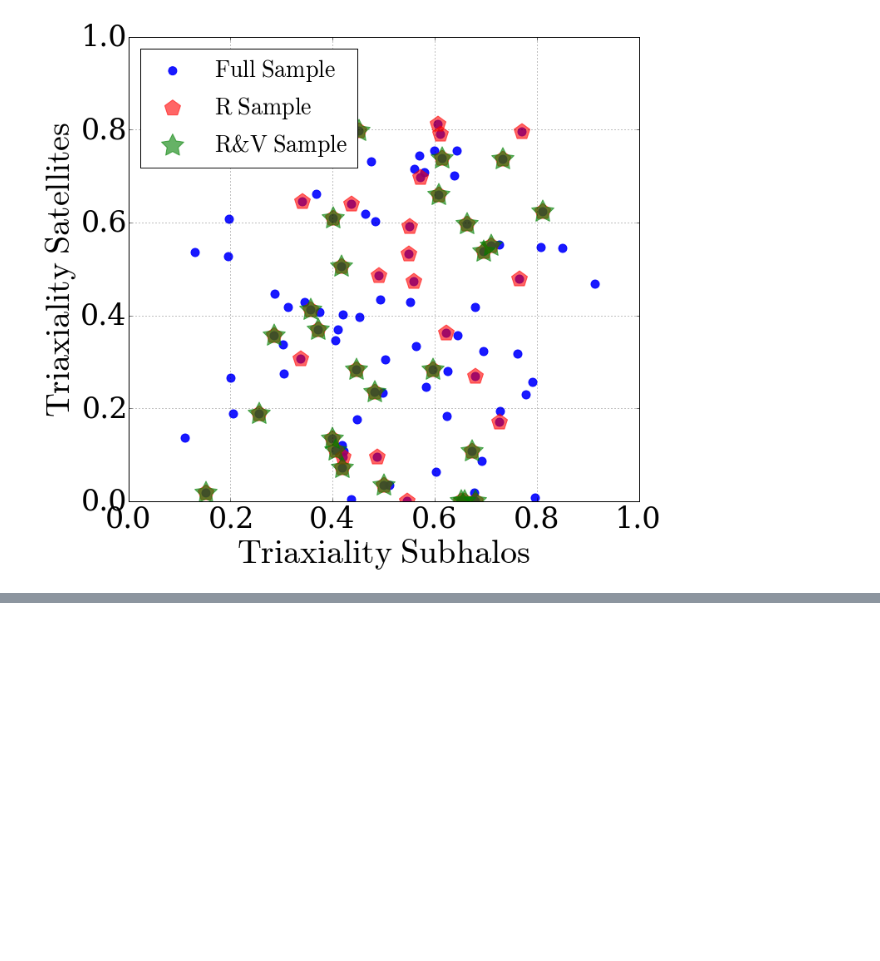
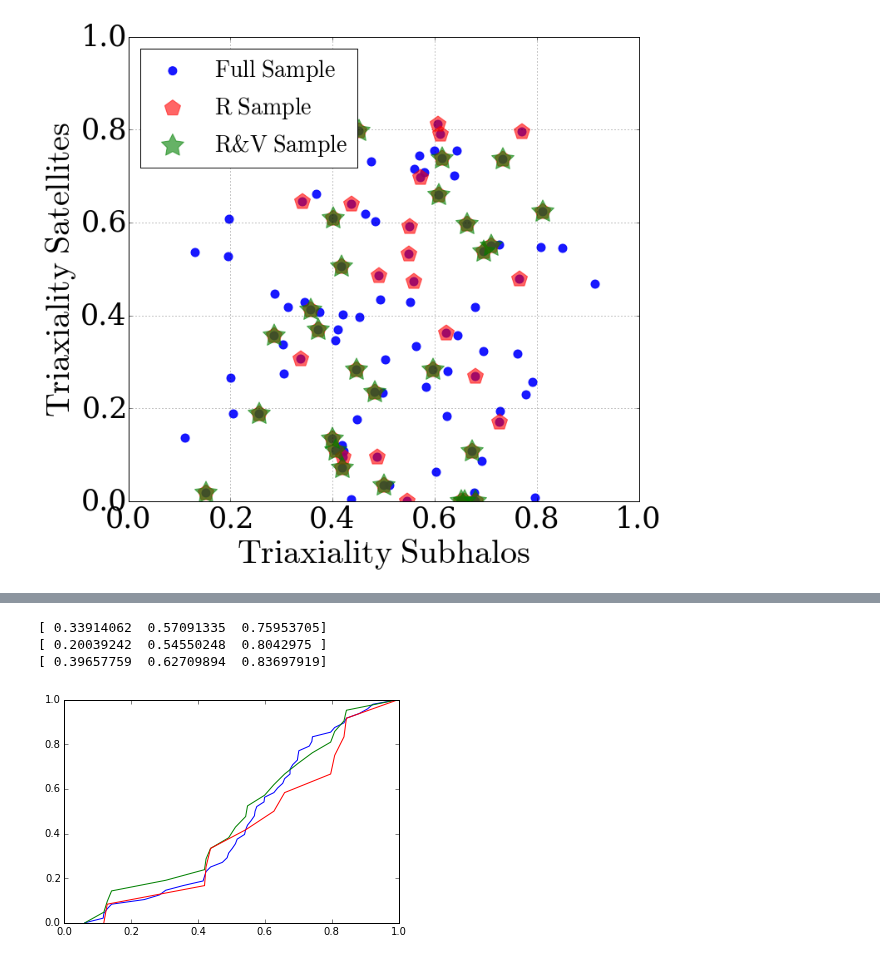
Before and after one commit to astroandes/SatelliteShapeLG, a Jupyter notebook: code/explore.ipynb, the cells around one changed output, grey strips where cells are left out. Saved outputs shown, nothing was run; the diff lists cells and outputs as text; code cells hidden in the pictures; blank space fills up the shorter version.

```diff
--- a/code/explore.ipynb
+++ b/code/explore.ipynb
@@ -379,0 +465,23 @@ a = plt.hist(axratio_bright_A/axratio_dark_A, bins=20)
+# %%
+mu = np.sort(dot_product_r_dark_A[ifull])
+n = len(mu)
+x = np.linspace(0.0,1.0, n)
+plt.plot(mu,x)
+print(np.percentile(mu,[16,50,84]))
+
+mu = np.sort(dot_product_r_dark_A[irsample])
+n = len(mu)
+x = np.linspace(0.0,1.0, n)
+plt.plot(mu,x)
+print(np.percentile(mu,[16,50,84]))
+
+mu = np.sort(dot_product_r_dark_A[irvsample])
+n = len(mu)
+x = np.linspace(0.0,1.0, n)
+plt.plot(mu,x)
+print(np.percentile(mu,[16,50,84]))
+# %% [output]
+[ 0.33914062  0.57091335  0.75953705]
+[ 0.20039242  0.54550248  0.8042975 ]
+[ 0.39657759  0.62709894  0.83697919]
+[figure, added]
```
Also changed, not shown: parts of 9 cells of this notebook, 8 other files.
